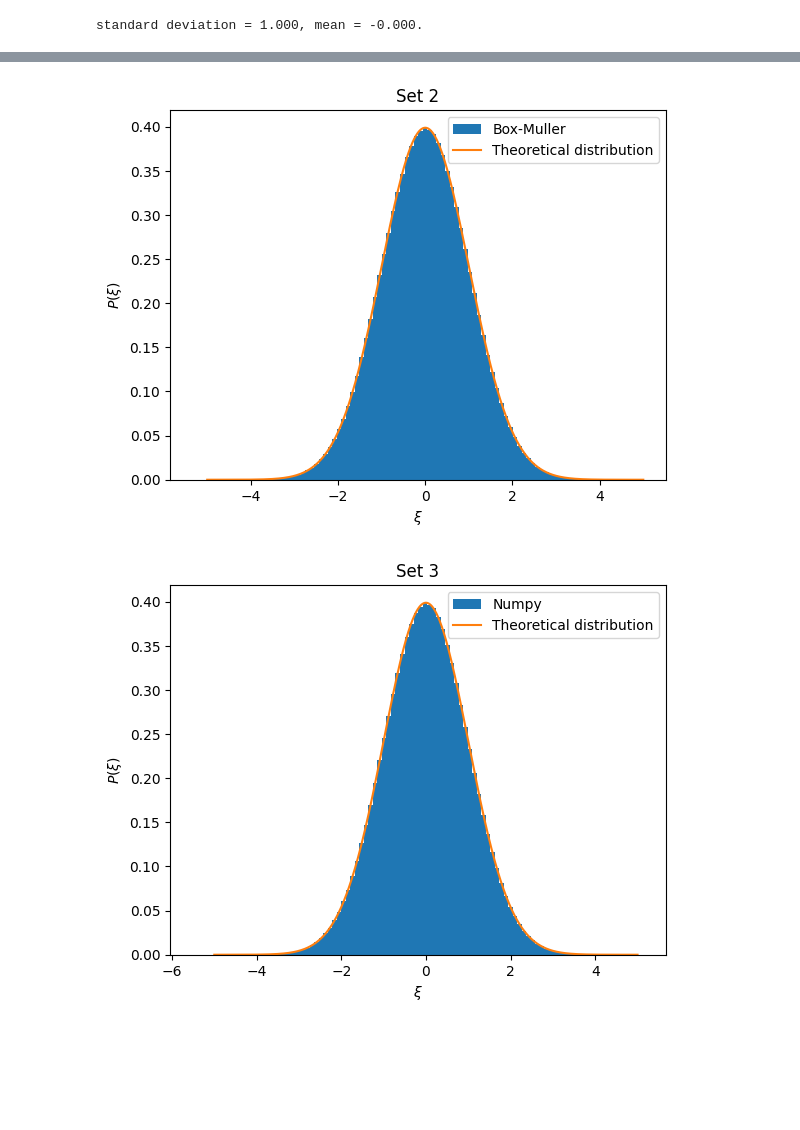
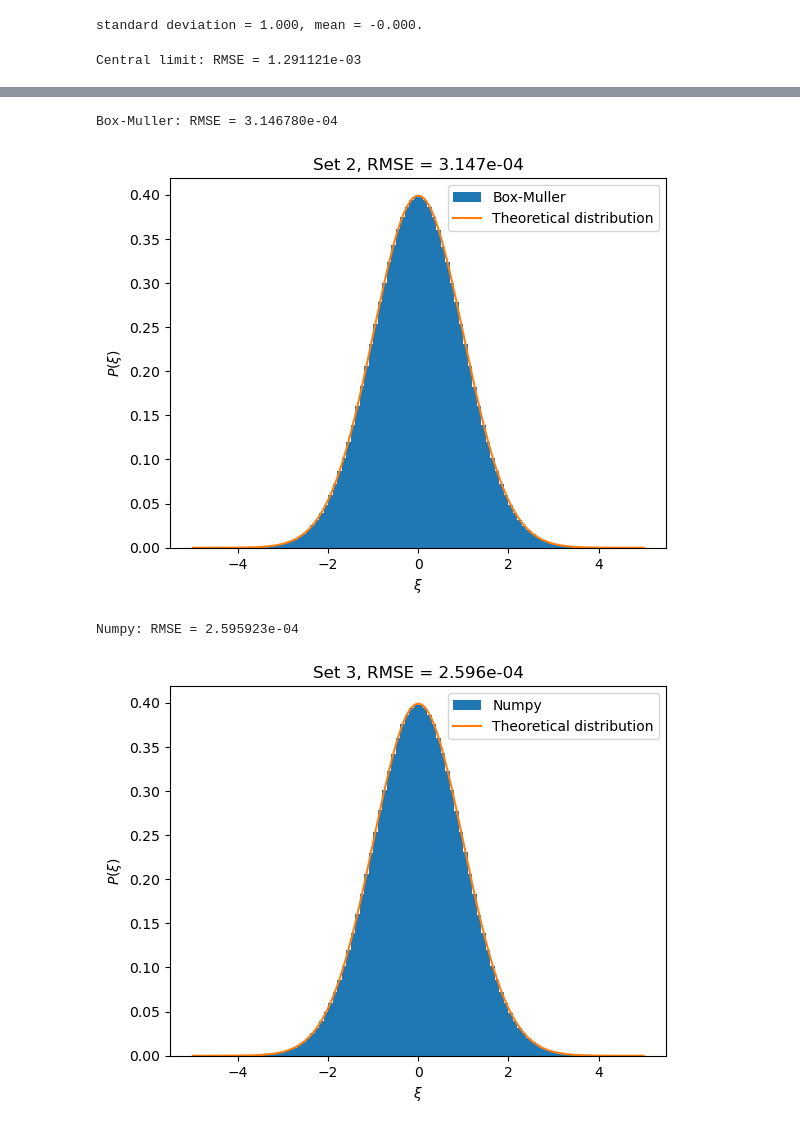
Before and after one commit to alexprogrammeert/3MA010-assignments-code, a Jupyter notebook: BD part/BD1 notebook.ipynb, the cells around one changed output, grey strips where cells are left out. Cells and saved outputs as stored; diff of their text form; code cells hidden in the pictures; blank space fills up the shorter version.

```diff
--- a/BD part/BD1 notebook.ipynb
+++ b/BD part/BD1 notebook.ipynb
@@ -71,7 +71,7 @@ standard deviation = 1.000, mean = -0.000.
 # %%
 # Box-Muller method
 
-set_2 = np.zeros(N)
+set2 = np.zeros(N)
 n_pairs = N//2
 
 xi1 = rng.random(n_pairs)
@@ -94,16 +94,36 @@ labels = ['Central limit', 'Box-Muller', 'Numpy']
 titles = ['Set 1', 'Set 2', 'Set 3']
 
 x = np.linspace(-5, 5, 1000)
-P = 1/np.sqrt(2*np.pi)*np.exp(-x**2/2)
+P = 1/np.sqrt(2*np.pi) * np.exp(-x**2/2)
 
-for set, label, title in zip(sets, labels, titles):
+for data, label, title in zip(sets, labels, titles):
     plt.figure()
-    plt.hist(set, bins=100, density=True, label=label)
-    plt.plot(x, P, label="Theoretical distribution")
+
+    # Histogram data used for RMSE
+    hist, bin_edges = np.histogram(data,bins=100,range=(-5, 5),density=True)
+
+    # Position of the centre of every histogram bin
+    bin_centers = (bin_edges[:-1] + bin_edges[1:]) / 2
+
+    # Theoretical Gaussian evaluated at those same positions
+    P_analytical = (1/np.sqrt(2*np.pi)*np.exp(-bin_centers**2/2))
+
+    # Root Mean Square Error
+    rmse = np.sqrt(np.mean((hist - P_analytical)**2))
+
+    print(f'{label}: RMSE = {rmse:.6e}')
+
+    # Plot numerical distribution
+    plt.hist(data,bins=100,range=(-5, 5),density=True,label=label)
+
+    # Plot theoretical distribution
+    plt.plot(x,P,label="Theoretical distribution")
+
     plt.xlabel(r"$\xi$")
     plt.ylabel(r"$P(\xi)$")
     plt.legend()
-    plt.title(title)
+    plt.title(f'{title}, RMSE = {rmse:.3e}')
 
-    plt.show
+    plt.show()
 # %% [output]
+Central limit: RMSE = 1.291121e-03
@@ -111,5 +131,7 @@ for set, label, title in zip(sets, labels, titles):
+Box-Muller: RMSE = 3.146780e-04
-[figure, old version]
+[figure, new version]
+Numpy: RMSE = 2.595923e-04
-[figure, old version]
+[figure, new version]
 # %%
 # Modelling Exercise 1c
 
```
Also changed, not shown: parts of 6 cells of this notebook.
